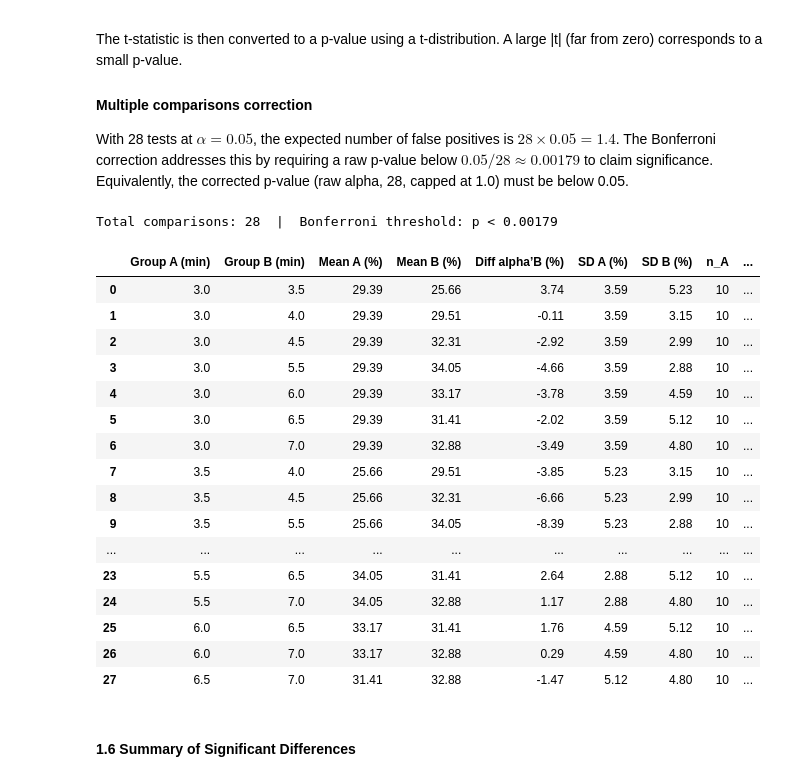
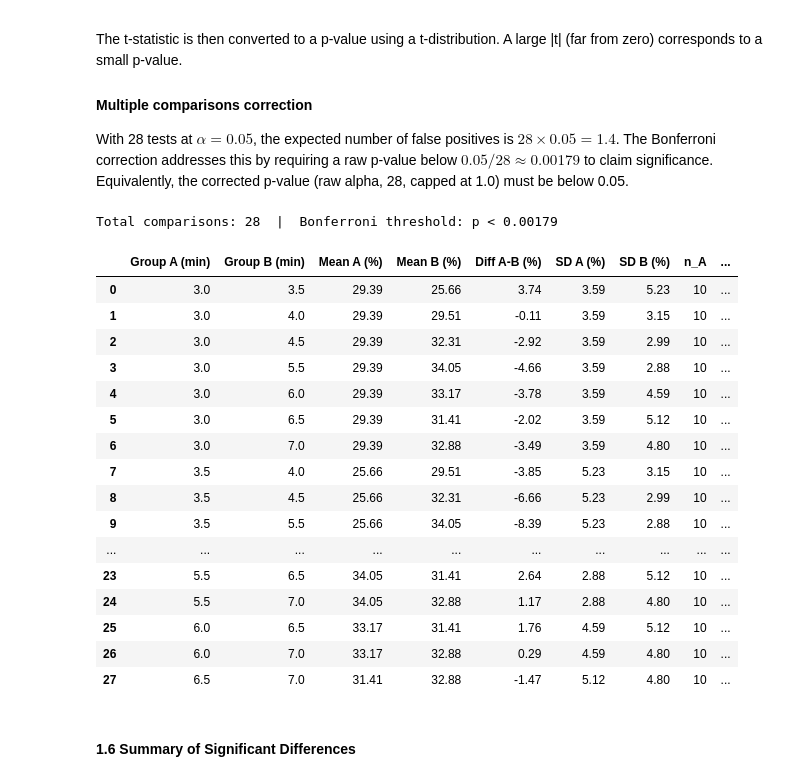
Before and after one commit to reversely/chips, a Jupyter notebook: trial1_analysis.ipynb, the cells around one changed output. Drawn from its saved outputs; the diff is of its cells as text; code cells hidden in the pictures.

```diff
--- a/trial1_analysis.ipynb
+++ b/trial1_analysis.ipynb
@@ -193,37 +193,37 @@ With 28 tests at $\alpha = 0.05$, the expected number of false positives is $28
 pairs = list(combinations(bake_times, 2))
 n_tests = len(pairs)
 alpha = 0.05
 
 results = []
 for bt_a, bt_b in pairs:
     a = df.loc[df['Bake_time'] == bt_a, 'Moisture_loss_pct'].dropna().values
     b = df.loc[df['Bake_time'] == bt_b, 'Moisture_loss_pct'].dropna().values
     t_stat, p_raw = stats.ttest_ind(a, b, equal_var=False)  # Welch's
     p_bonf = min(p_raw * n_tests, 1.0)
     mean_diff = a.mean() - b.mean()
     results.append({
         'Group A (min)':   bt_a,
         'Group B (min)':   bt_b,
         'Mean A (%)':      round(a.mean(), 2),
         'Mean B (%)':      round(b.mean(), 2),
-        'Diff alpha’B (%)':    round(mean_diff, 2),
+        'Diff A-B (%)':    round(mean_diff, 2),
         'SD A (%)':        round(a.std(ddof=1), 2),
         'SD B (%)':        round(b.std(ddof=1), 2),
         'n_A':             len(a),
         'n_B':             len(b),
         't-stat':          round(t_stat, 3),
         'p (raw)':         round(p_raw, 4),
         'p (Bonf)':        round(p_bonf, 4),
-        'Sig (raw)':       'âœ“' if p_raw < alpha else '',
-        'Sig (Bonf)':      'âœ“' if p_bonf < alpha else '',
+        'Sig (raw)':       '✓' if p_raw < alpha else '',
+        'Sig (Bonf)':      '✓' if p_bonf < alpha else '',
     })
 
 results_df = pd.DataFrame(results)
 print(f"Total comparisons: {n_tests}  |  Bonferroni threshold: p < {alpha/n_tests:.5f}")
 results_df
 # %% [output]
 Total comparisons: 28  |  Bonferroni threshold: p < 0.00179
-|  | Group A (min) | Group B (min) | Mean A (%) | Mean B (%) | Diff alpha’B (%) | SD A (%) | SD B (%) | n_A | ... |
+|  | Group A (min) | Group B (min) | Mean A (%) | Mean B (%) | Diff A-B (%) | SD A (%) | SD B (%) | n_A | ... |
 | 0 | 3.0 | 3.5 | 29.39 | 25.66 | 3.74 | 3.59 | 5.23 | 10 | ... |
 | 1 | 3.0 | 4.0 | 29.39 | 29.51 | -0.11 | 3.59 | 3.15 | 10 | ... |
 | 2 | 3.0 | 4.5 | 29.39 | 32.31 | -2.92 | 3.59 | 2.99 | 10 | ... |
```
Also changed, not shown: parts of 9 cells of this notebook, 1 other file.
